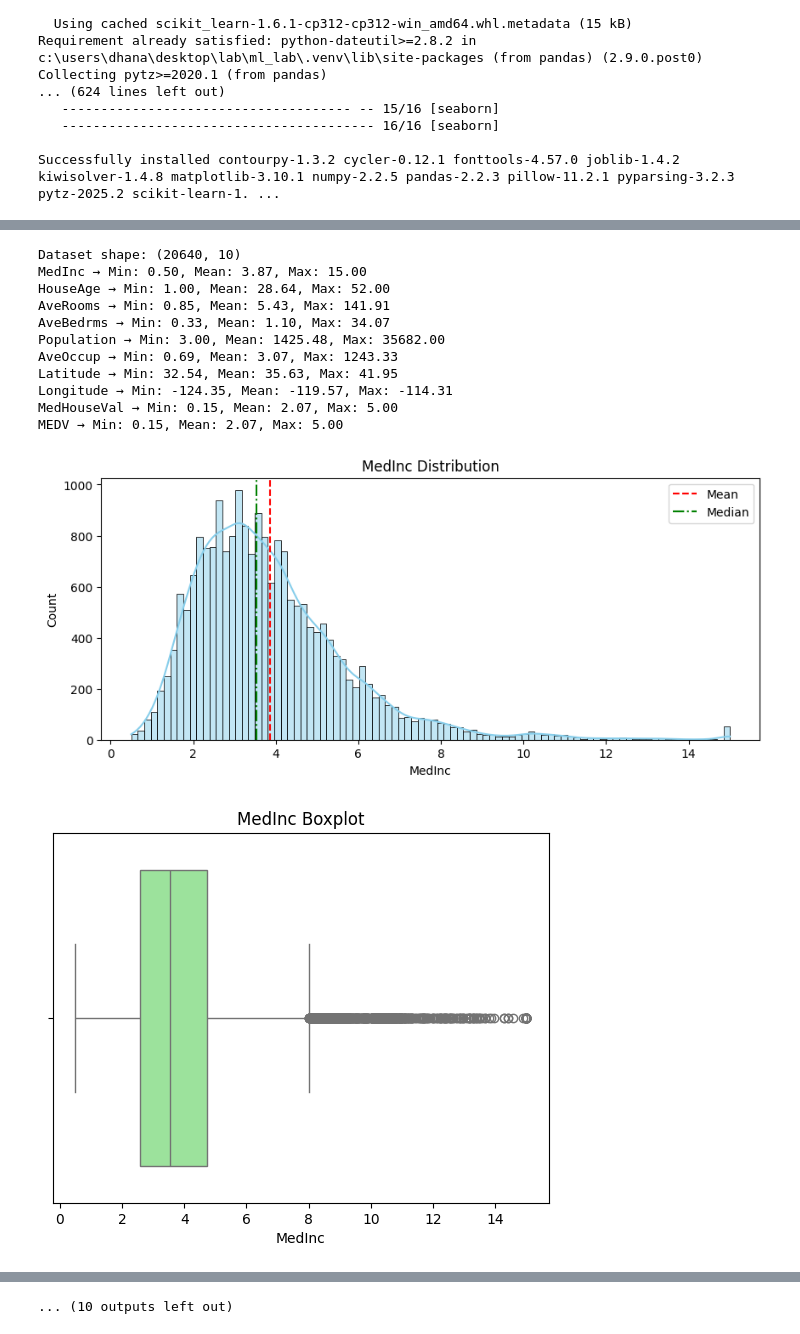
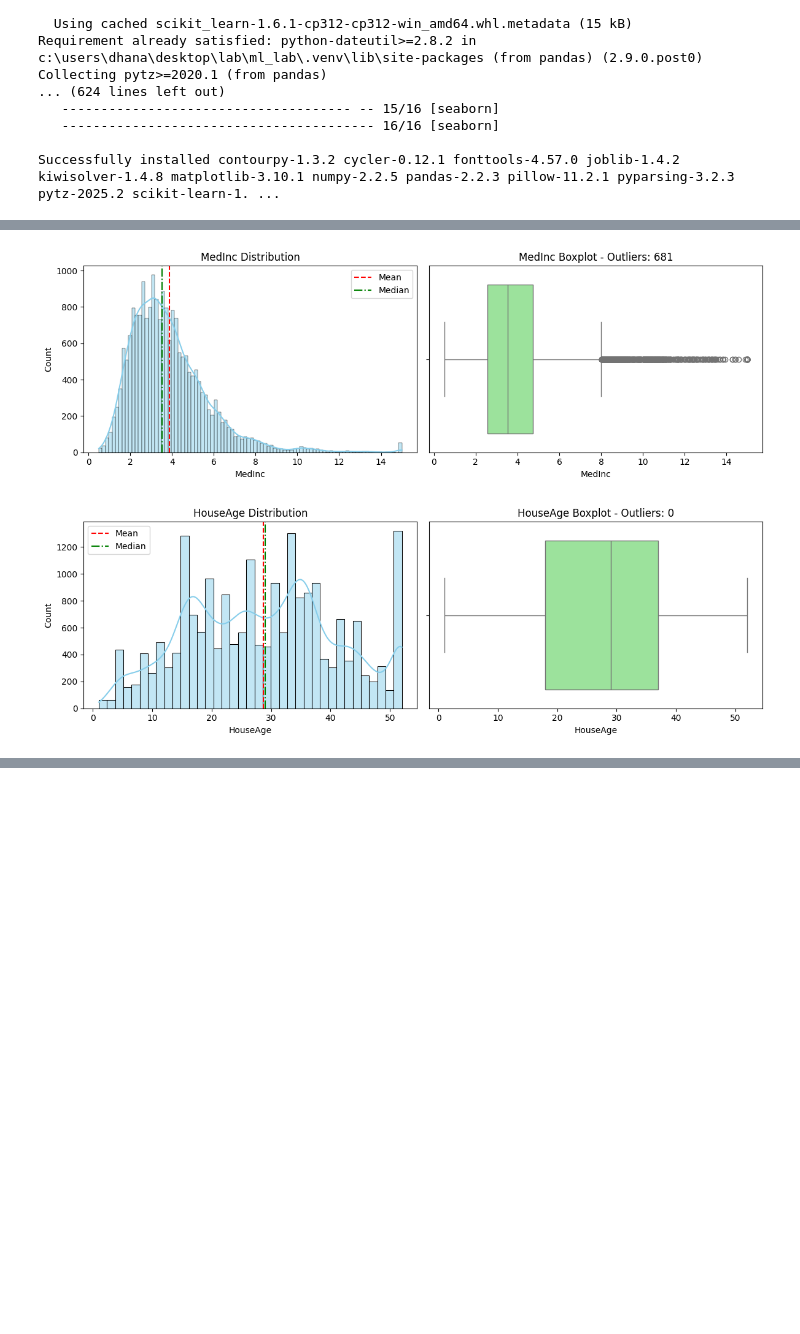
Before and after one commit to dhanavanthesh/machine_leanning_lab, a Jupyter notebook: program1.ipynb, the cells around one changed output, grey strips where cells are left out. Cells and saved outputs as stored; diff of their text form; code cells hidden in the pictures; blank space fills up the shorter version.

```diff
--- a/program1.ipynb
+++ b/program1.ipynb
@@ -102,48 +27,48 @@ MEDV Analysis:
 # %%
 import pandas as pd
 import matplotlib.pyplot as plt
 import seaborn as sns
 from sklearn.datasets import fetch_california_housing
 
-# Load data
-data = fetch_california_housing(as_frame=True)
-df = data.frame
-df['MEDV'] = data.target
+# Load California housing dataset
+housing = fetch_california_housing(as_frame=True)
+df = housing.frame
 
+# Function to identify outliers using IQR method
+def get_outliers(data):
+    q1 = data.quantile(0.25)
+    q3 = data.quantile(0.75)
+    iqr = q3 - q1
+    lower = q1 - 1.5 * iqr
+    upper = q3 + 1.5 * iqr
+    return len(data[(data < lower) | (data > upper)])
 
-# Plot histograms and boxplots
+# Analyze each numerical feature
 for col in df.columns:
-    plt.figure(figsize=(10, 4))
+    # Create subplots - histogram and boxplot side by side
+    fig, (ax1, ax2) = plt.subplots(1, 2, figsize=(12, 4))
 
-    # Histogram
-    sns.histplot(df[col], kde=True, color='skyblue')
-    plt.axvline(df[col].mean(), color='red', ls='--', label='Mean')
-    plt.axvline(df[col].median(), color='green', ls='-.', label='Median')
-    plt.title(f'{col} Distribution')
-    plt.legend()
-    plt.show()
+    # Plot histogram with distribution
+    sns.histplot(df[col], kde=True, ax=ax1, color='skyblue')
+    ax1.axvline(df[col].mean(), color='red', ls='--', label='Mean')
+    ax1.axvline(df[col].median(), color='green', ls='-.', label='Median')
+    ax1.set_title(f'{col} Distribution')
+    ax1.legend()
 
-    # Boxplot
-    sns.boxplot(x=df[col], color='lightgreen')
-    plt.title(f'{col} Boxplot')
+    # Plot boxplot and identify outliers
+    sns.boxplot(x=df[col], ax=ax2, color='lightgreen')
+    outliers_count = get_outliers(df[col])
+    ax2.set_title(f'{col} Boxplot - Outliers: {outliers_count}')
+
+    plt.tight_layout()
     plt.show()
 
 # Correlation heatmap
 plt.figure(figsize=(10, 8))
-sns.heatmap(df.corr(), annot=True, cmap='coolwarm')
-plt.title("Correlation Heatmap")
+sns.heatmap(df.corr(), annot=True, cmap='coolwarm', fmt='.2f')
+plt.title("Feature Correlation Heatmap")
+plt.tight_layout()
 plt.show()
 # %% [output]
-Dataset shape: (20640, 10)
-MedInc → Min: 0.50, Mean: 3.87, Max: 15.00
-HouseAge → Min: 1.00, Mean: 28.64, Max: 52.00
-AveRooms → Min: 0.85, Mean: 5.43, Max: 141.91
-AveBedrms → Min: 0.33, Mean: 1.10, Max: 34.07
-Population → Min: 3.00, Mean: 1425.48, Max: 35682.00
-AveOccup → Min: 0.69, Mean: 3.07, Max: 1243.33
-Latitude → Min: 32.54, Mean: 35.63, Max: 41.95
-Longitude → Min: -124.35, Mean: -119.57, Max: -114.31
-MedHouseVal → Min: 0.15, Mean: 2.07, Max: 5.00
-MEDV → Min: 0.15, Mean: 2.07, Max: 5.00
-[figure, old version]
+[figure, new version]
-[figure, old version]
+[figure, new version]
@@ -159 +82,0 @@ MEDV → Min: 0.15, Mean: 2.07, Max: 5.00
-... (10 outputs left out)
```
Also changed, not shown: parts of 5 cells of this notebook, 6 other files.
